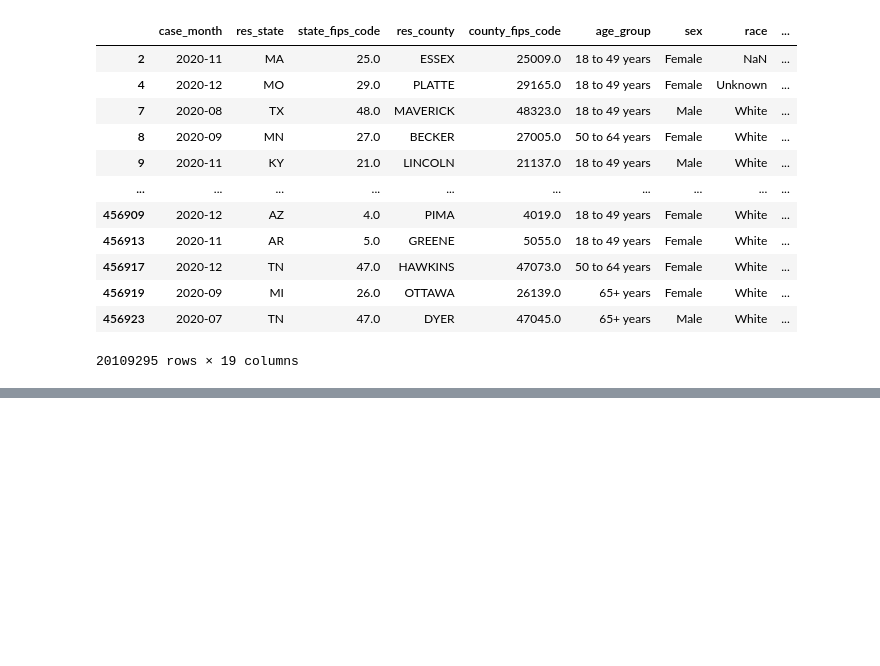
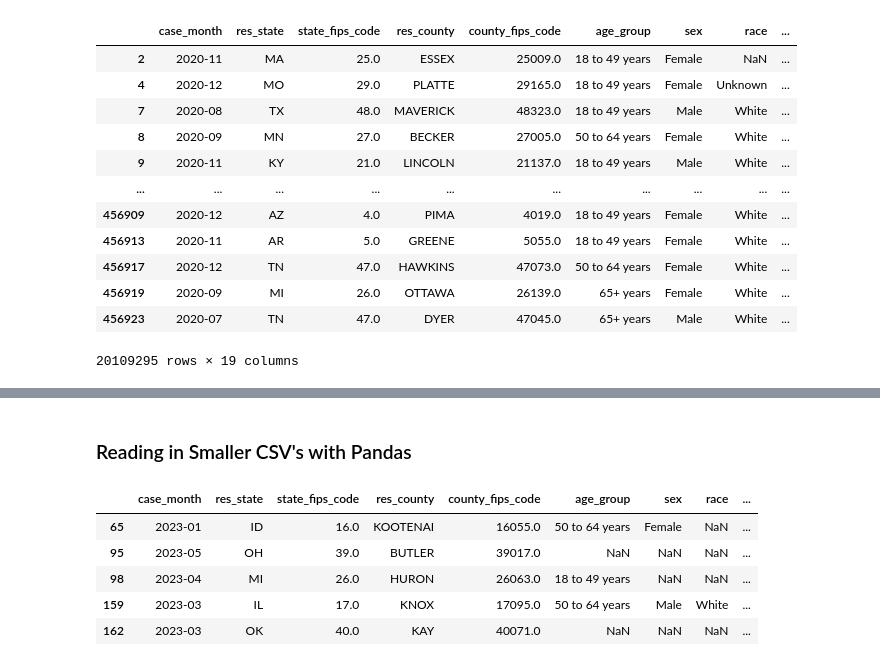
Before and after one commit to jpetersen626/GA_TOP_Sprint_2023, a Jupyter notebook: code/EDA_CDC_Case_Surveillance.ipynb, the cells around one changed output, grey strips where cells are left out. Saved outputs shown, nothing was run; the diff lists cells and outputs as text; code cells hidden in the pictures; blank space fills up the shorter version.

```diff
--- a/code/EDA_CDC_Case_Surveillance.ipynb
+++ b/code/EDA_CDC_Case_Surveillance.ipynb
@@ -157,3 +161,5 @@ df_2022.compute().to_csv('../data/cdc/CDC_2022.csv')
 df_2021.compute().to_csv('../data/cdc/CDC_2021.csv')
 # %%
 df_2020.compute().to_csv('../data/cdc/CDC_2020.csv')
+# %% [markdown]
+### Reading in Smaller CSV's with Pandas
@@ -159,0 +168,9 @@ df_2020.compute().to_csv('../data/cdc/CDC_2020.csv')
+# %%
+df_2023.head()
+# %% [output]
+|  | case_month | res_state | state_fips_code | res_county | county_fips_code | age_group | sex | race | ... |
+| 65 | 2023-01 | ID | 16.0 | KOOTENAI | 16055.0 | 50 to 64 years | Female | NaN | ... |
+| 95 | 2023-05 | OH | 39.0 | BUTLER | 39017.0 | NaN | NaN | NaN | ... |
+| 98 | 2023-04 | MI | 26.0 | HURON | 26063.0 | 18 to 49 years | NaN | NaN | ... |
+| 159 | 2023-03 | IL | 17.0 | KNOX | 17095.0 | 50 to 64 years | Male | White | ... |
+| 162 | 2023-03 | OK | 40.0 | KAY | 40071.0 | NaN | NaN | NaN | ... |
```
Also changed, not shown: parts of 19 cells of this notebook, 1 other file.
